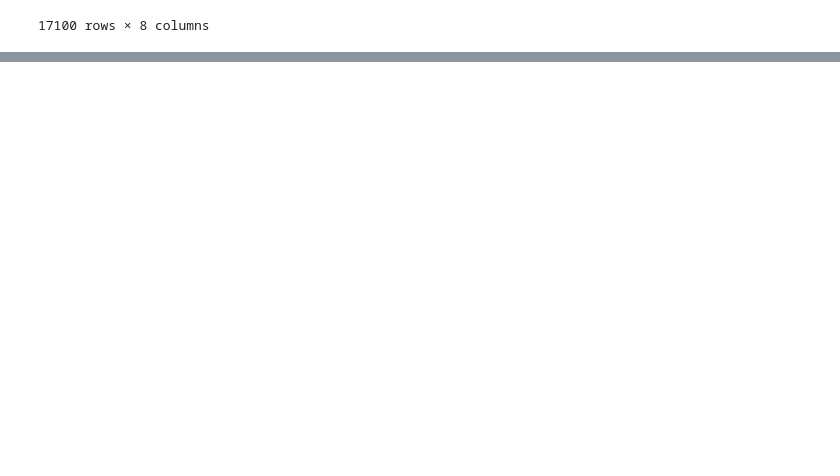
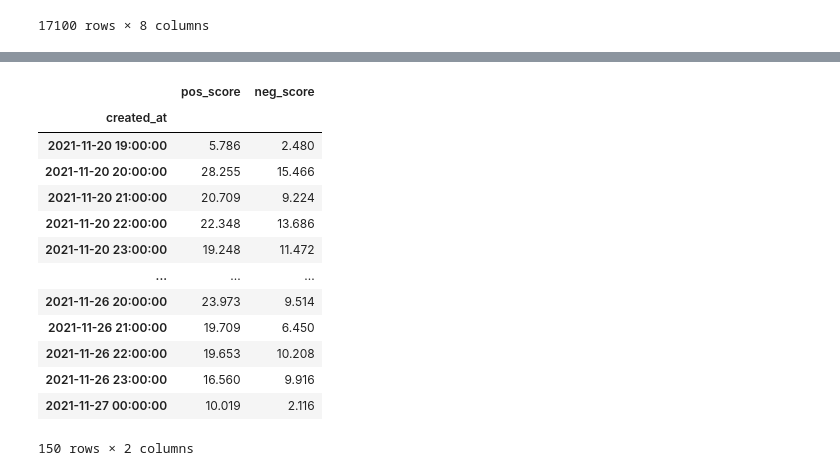
Before and after one commit to baperks/ads_tweetapp, a Jupyter notebook: preproc.ipynb, the cells around one changed output, grey strips where cells are left out. Cells and saved outputs as stored; diff of their text form; code cells hidden in the pictures; blank space fills up the shorter version.

```diff
--- a/preproc.ipynb
+++ b/preproc.ipynb
@@ -622,0 +720,21 @@ fig.show()
+# %%
+score_df_all = sent_df_pos.merge(sent_df_neg, on='created_at')
+
+score_df_all.set_index('created_at', inplace=True)
+score_hr_all = score_df_all.resample('H').sum()
+score_hr_all
+# %% [output]
+|  | pos_score | neg_score |
+| created_at |  |  |
+| 2021-11-20 19:00:00 | 5.786 | 2.480 |
+| 2021-11-20 20:00:00 | 28.255 | 15.466 |
+| 2021-11-20 21:00:00 | 20.709 | 9.224 |
+| 2021-11-20 22:00:00 | 22.348 | 13.686 |
+| 2021-11-20 23:00:00 | 19.248 | 11.472 |
+| ... | ... | ... |
+| 2021-11-26 20:00:00 | 23.973 | 9.514 |
+| 2021-11-26 21:00:00 | 19.709 | 6.450 |
+| 2021-11-26 22:00:00 | 19.653 | 10.208 |
+| 2021-11-26 23:00:00 | 16.560 | 9.916 |
+| 2021-11-27 00:00:00 | 10.019 | 2.116 |
+150 rows × 2 columns
```
Also changed, not shown: parts of 16 cells of this notebook, 11 other files.
